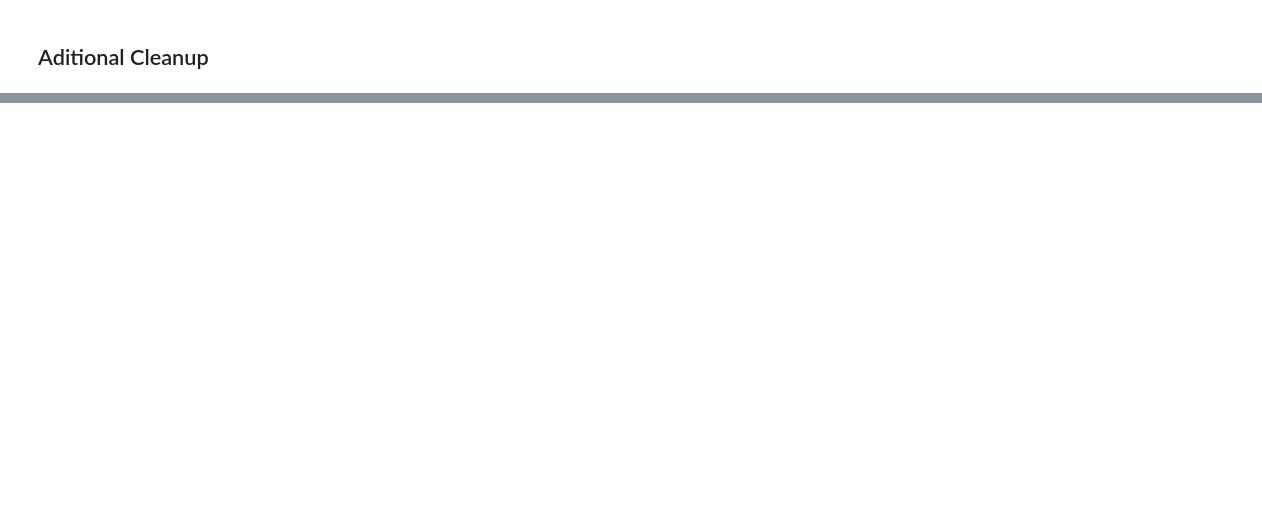
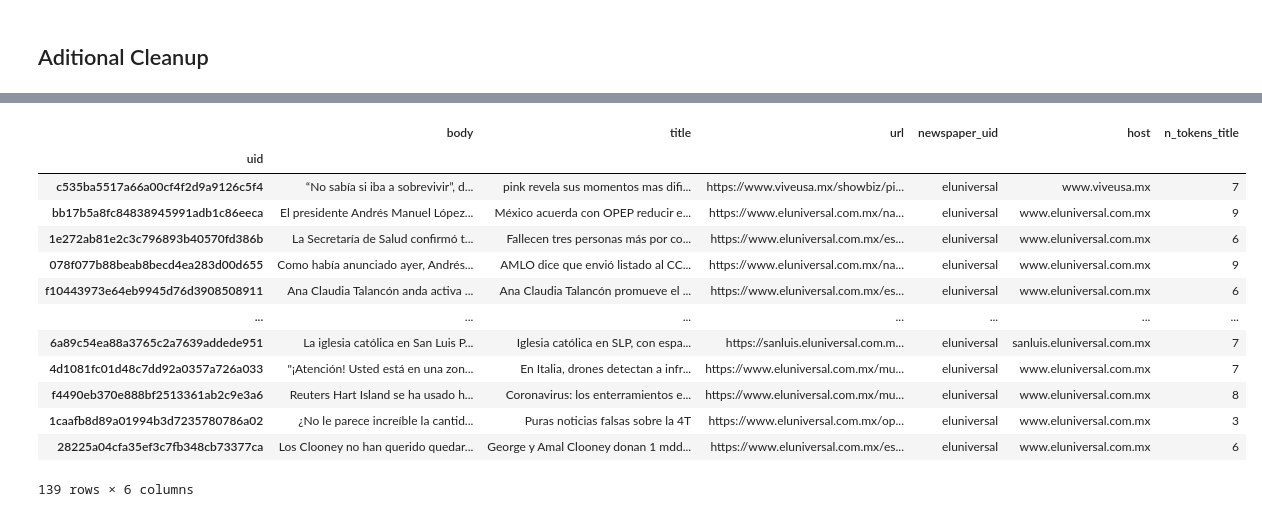
Before and after one commit to Luisehica/Data_Engineering, a Jupyter notebook: Intro Pandas.ipynb, the cells around one changed output, grey strips where cells are left out. Cells and saved outputs as stored; diff of their text form; code cells hidden in the pictures; blank space fills up the shorter version.

```diff
--- a/Intro Pandas.ipynb
+++ b/Intro Pandas.ipynb
@@ -296,0 +316,28 @@ el_universal
+# %%
+stop_words = set(stopwords.words('Spanish'))
+
+def tokenize_column(df, column_name):
+    return (df.dropna()
+                .apply(lambda row: nltk.word_tokenize(row[column_name]), axis=1) #Separa las palabras en una lista
+                .apply(lambda tokens: list(filter(lambda token: token.isalpha(), tokens))) #filtra los elementos alpfanumericos
+                .apply(lambda tokens: list(map(lambda token: token.lower(), tokens))) #todas las letras y palabras en minuscula
+                .apply(lambda word_list: list(filter(lambda word: word not in stop_words, word_list)))
+                .apply(lambda valid_word_list: len(valid_word_list))
+           )
+el_universal['n_tokens_title'] = tokenize_column(el_universal,'title')
+el_universal
+# %% [output]
+|  | body | title | url | newspaper_uid | host | n_tokens_title |
+| uid |  |  |  |  |  |  |
+| c535ba5517a66a00cf4f2d9a9126c5f4 | “No sabía si iba a sobrevivir”, d... | pink revela sus momentos mas difi... | https://www.viveusa.mx/showbiz/pi... | eluniversal | www.viveusa.mx | 7 |
+| bb17b5a8fc84838945991adb1c86eeca | El presidente Andrés Manuel López... | México acuerda con OPEP reducir e... | https://www.eluniversal.com.mx/na... | eluniversal | www.eluniversal.com.mx | 9 |
+| 1e272ab81e2c3c796893b40570fd386b | La Secretaría de Salud confirmó t... | Fallecen tres personas más por co... | https://www.eluniversal.com.mx/es... | eluniversal | www.eluniversal.com.mx | 6 |
+| 078f077b88beab8becd4ea283d00d655 | Como había anunciado ayer, Andrés... | AMLO dice que envió listado al CC... | https://www.eluniversal.com.mx/na... | eluniversal | www.eluniversal.com.mx | 9 |
+| f10443973e64eb9945d76d3908508911 | Ana Claudia Talancón anda activa ... | Ana Claudia Talancón promueve el ... | https://www.eluniversal.com.mx/es... | eluniversal | www.eluniversal.com.mx | 6 |
+| ... | ... | ... | ... | ... | ... | ... |
+| 6a89c54ea88a3765c2a7639addede951 | La iglesia católica en San Luis P... | Iglesia católica en SLP, con espa... | https://sanluis.eluniversal.com.m... | eluniversal | sanluis.eluniversal.com.mx | 7 |
+| 4d1081fc01d48c7dd92a0357a726a033 | "¡Atención! Usted está en una zon... | En Italia, drones detectan a infr... | https://www.eluniversal.com.mx/mu... | eluniversal | www.eluniversal.com.mx | 7 |
+| f4490eb370e888bf2513361ab2c9e3a6 | Reuters Hart Island se ha usado h... | Coronavirus: los enterramientos e... | https://www.eluniversal.com.mx/mu... | eluniversal | www.eluniversal.com.mx | 8 |
+| 1caafb8d89a01994b3d7235780786a02 | ¿No le parece increíble la cantid... | Puras noticias falsas sobre la 4T | https://www.eluniversal.com.mx/op... | eluniversal | www.eluniversal.com.mx | 3 |
+| 28225a04cfa35ef3c7fb348cb73377ca | Los Clooney no han querido quedar... | George y Amal Clooney donan 1 mdd... | https://www.eluniversal.com.mx/es... | eluniversal | www.eluniversal.com.mx | 6 |
+139 rows × 6 columns
```
Also changed, not shown: parts of 8 cells of this notebook.
